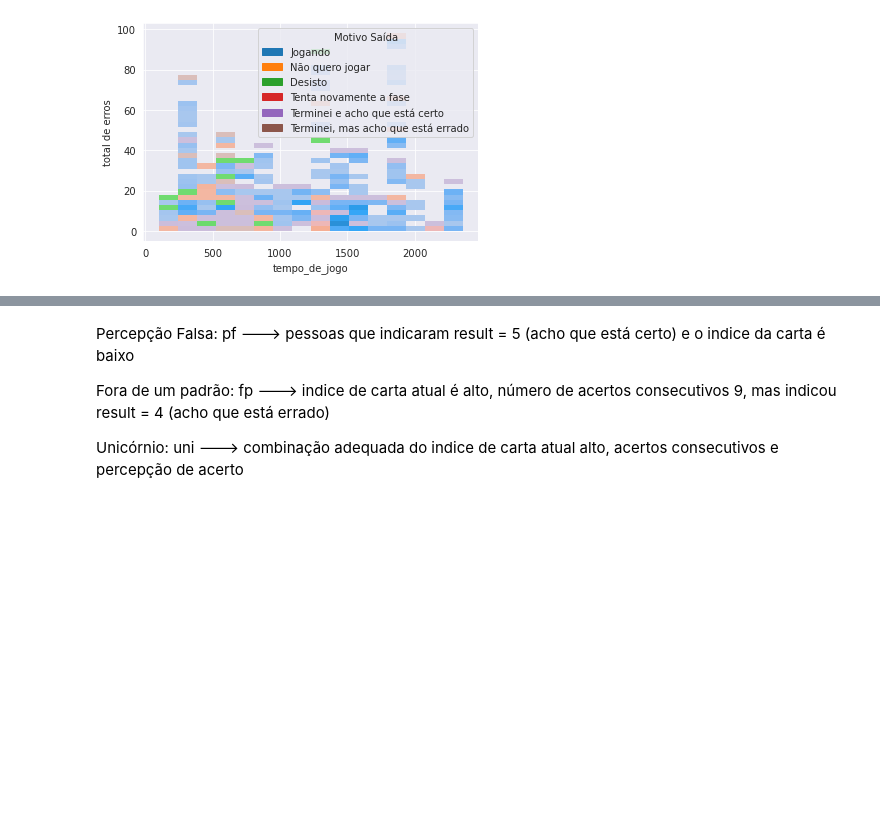
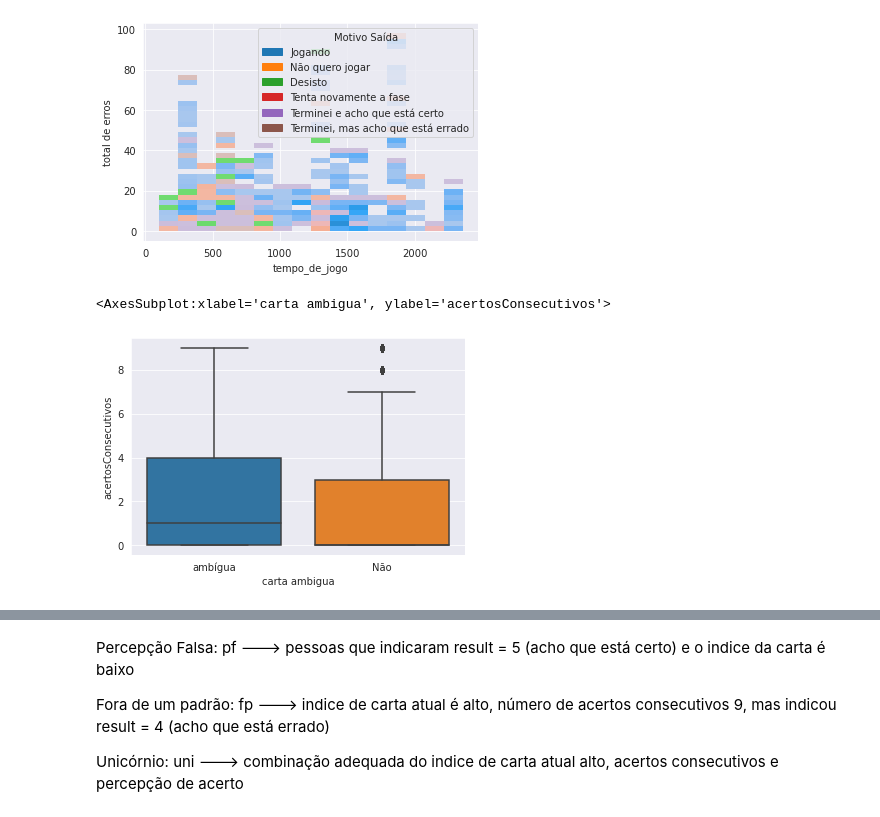
Before and after one commit to AnniProvietti/RIO20, a Jupyter notebook: fono_ceo-master/ipynb/dev/Wisconsin.ipynb, the cells around one changed output, grey strips where cells are left out. Drawn from its saved outputs; the diff is of its cells as text; code cells hidden in the pictures; blank space fills up the shorter version.

```diff
--- a/fono_ceo-master/ipynb/dev/Wisconsin.ipynb
+++ b/fono_ceo-master/ipynb/dev/Wisconsin.ipynb
@@ -573,7 +573,10 @@ sns.histplot(y='total de erros', x='tempo_de_jogo', data=df_id, legend=True,hue=
 # %%
 import seaborn as sns
 
-sns.catplot(y='carta ambigua', x='acertosConsecutivos', data=df_id)
+sns.boxplot(x='carta ambigua', y='acertosConsecutivos', data=df_id)
+# %% [output]
+<AxesSubplot:xlabel='carta ambigua', ylabel='acertosConsecutivos'>
+[figure, added]
 # %%
 import seaborn as sns
 
```
Also changed, not shown: parts of 4 cells of this notebook.
